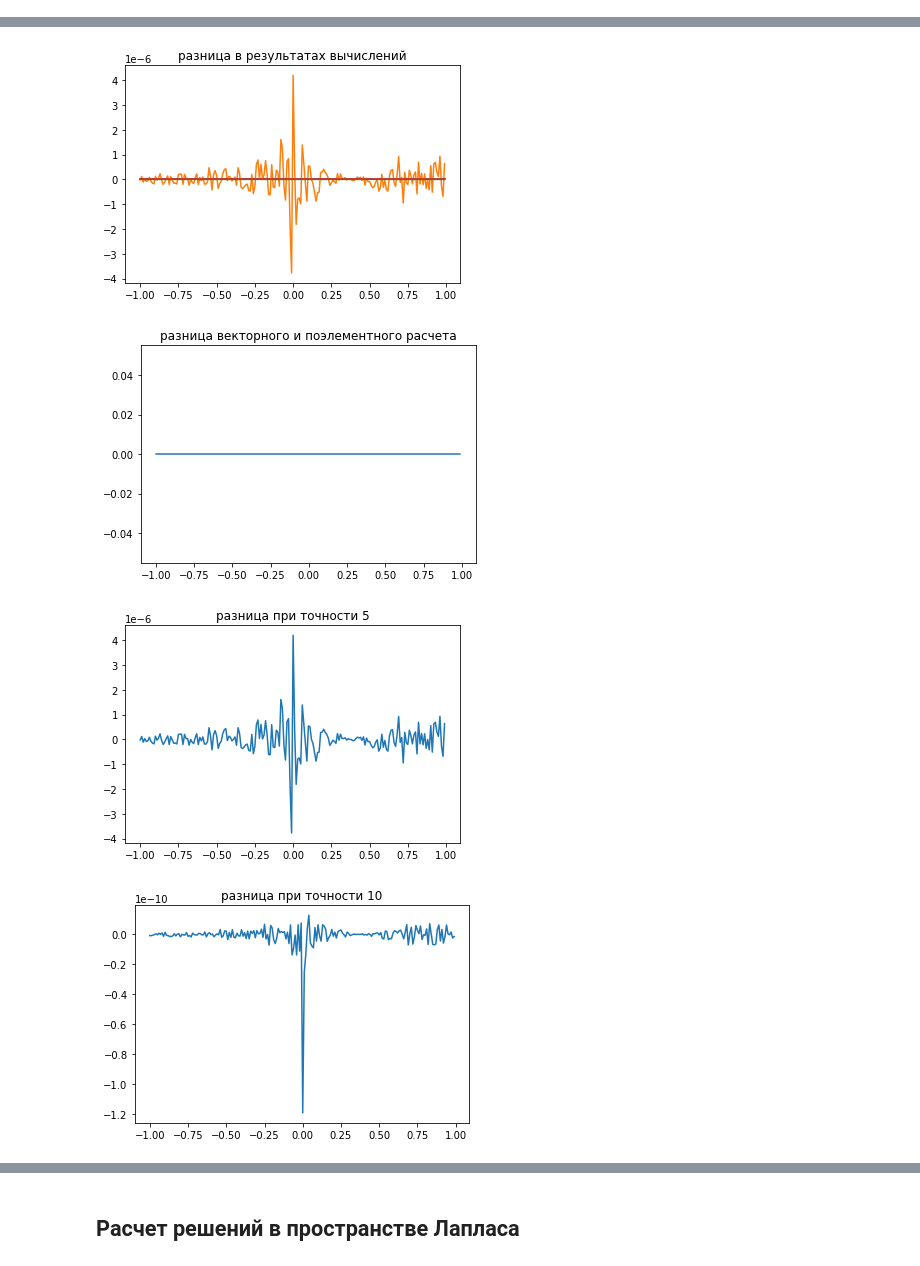
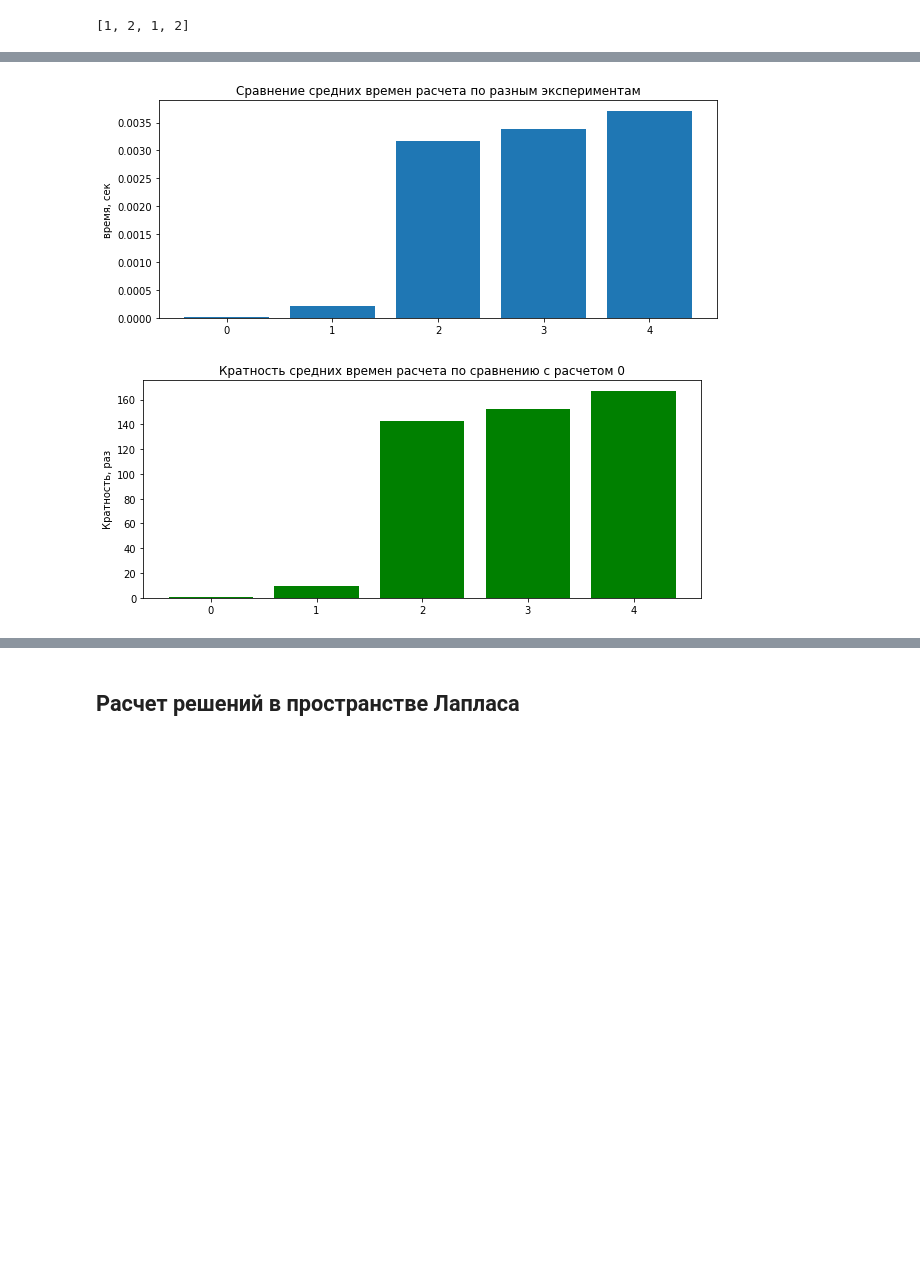
Before and after one commit to khabibullinra/welltest_examples, a Jupyter notebook: jupyter/00_некоторые_технические_эксперименты_по_расчетам.ipynb, the cells around one changed output, grey strips where cells are left out. Saved outputs shown, nothing was run; the diff lists cells and outputs as text; code cells hidden in the pictures; blank space fills up the shorter version.

```diff
--- a/jupyter/00_некоторые_технические_эксперименты_по_расчетам.ipynb
+++ b/jupyter/00_некоторые_технические_эксперименты_по_расчетам.ipynb
@@ -35,65 +48,69 @@ from anaflow import get_lap_inv
 Для рациоанального использования различных библиотек полезно понимать различия в их реализации. Один из факторов - скорость проведения расчетов. Скорость вычислений можно оценить с использованием специальной команды `%timeit`, которая запускает соответствующую операцию несколько раз и выводит статистику расчетов. Абсолютный цифры достаточно сильно будут зависеть от мощности компьютера на котором проводятся расчеты, но сравнение времен на расчет разных реализаций будет достаточно показательным.
 
 Если кому то нужны дополнительный баллы, то хорошо бы было сделать наглядных графический вывод результатов расчета (чтобы показывались и средние значения времен и отклонения)
+# %%
+a=[1,2]
+print(a*2)
+# %% [output]
+[1, 2, 1, 2]
 # %%
 # рассчитаем набор значений Ei
 x = np.arange(-1,1, 0.01)
-print("количество элементов в массиве для расчета " + str(len(x)))
+print("Количество элементов в массиве для расчета " + str(len(x)))
 
+t_list = []
+index_list =[]
 
 # нулевой вариант расчет
-print("вычисляем с использованием scipy.special.expi с использованием векторного расчета много раз с измерением времени на вычисления ")
-%timeit ei_0 = sc.expi(x)
+print("0. Вычисляем с использованием scipy.special.expi с использованием векторного расчета " +
+      "много раз с измерением времени на вычисления ")
+t_ei_0 = %timeit -o ei_0 = sc.expi(x)
 ei_0 = sc.expi(x)
+index_list.append('0')
+t_list.append(t_ei_0.average)
 
 # первый вариант расчет
-print("вычисляем с использованием scipy.special.expi много раз с измерением времени на вычисления ")
-%timeit ei_1 = np.array([sc.expi(xi) for xi in x])
+print("1. Вычисляем с использованием scipy.special.expi много раз с измерением времени на вычисления ")
+t_ei_1 = %timeit -o ei_1 = np.array([sc.expi(xi) for xi in x])
 ei_1 = np.array([sc.expi(xi) for xi in x])
+index_list.append('1')
+t_list.append(t_ei_1.average)
 
 # второй вариант расчета
 mp.dps = 5;
-print("вычисляем с использованием mpmath.ei много раз (точность 5) с измерением времени на вычисления ")
-%timeit ei_2 = np.array([ei(xi) for xi in x])
+print("2. Вычисляем с использованием mpmath.ei много раз (точность 5) с измерением времени на вычисления ")
+t_ei_2 = %timeit -o ei_2 = np.array([ei(xi) for xi in x])
 ei_2 = np.array([ei(xi) for xi in x])
+index_list.append('2')
+t_list.append(t_ei_2.average)
 
 # третий вариант расчета
 mp.dps = 10;
-print("вычисляем с использованием mpmath.ei много раз (точность 10) с измерением времени на вычисления ")
-%timeit ei_3 = np.array([ei(xi) for xi in x])
+print("3. Вычисляем с использованием mpmath.ei много раз (точность 10) с измерением времени на вычисления ")
+t_ei_3 = %timeit -o ei_3 = np.array([ei(xi) for xi in x])
 ei_3 = np.array([ei(xi) for xi in x])
+index_list.append('3')
+t_list.append(t_ei_3.average)
 
 # четверный вариант расчета
 mp.dps = 15;
-print("вычисляем с использованием mpmath.ei много раз (точность 15) с измерением времени на вычисления ")
-%timeit ei_4 = np.array([ei(xi) for xi in x])
+print("4. Вычисляем с использованием mpmath.ei много раз (точность 15) с измерением времени на вычисления ")
+t_ei_4 = %timeit -o ei_4 = np.array([ei(xi) for xi in x])
 ei_4 = np.array([ei(xi) for xi in x])
+index_list.append('4')
+t_list.append(t_ei_4.average)
 
-de_0 = ei_0-ei_1
-de_1 = ei_2-ei_1
-de_2 = ei_3-ei_1
-de_3 = ei_4-ei_1
 
-plt.plot(x, de_0)
-plt.plot(x, de_1)
-plt.plot(x, de_2)
-plt.plot(x, de_3)
-plt.title("разница в результатах вычислений")
+plt.rcParams["figure.figsize"] = (10,4)
+
+plt.bar(index_list, t_list)
+plt.title("Сравнение средних времен расчета по разным экспериментам")
+plt.ylabel('время, сек')
 plt.show()
 
-plt.plot(x, de_0)
-plt.title("разница векторного и поэлементного расчета")
+t_list = np.array(t_list)
+plt.bar(index_list, t_list/t_list[0], color='green')
+plt.title("Кратность средних времен расчета по сравнению с расчетом 0")
+plt.ylabel('Кратность, раз')
 plt.show()
-
-plt.plot(x, de_1)
-plt.title("разница при точности 5")
-plt.show()
-
-plt.plot(x, de_2)
-plt.title("разница при точности 10")
-plt.show()
-
-plt.plot(x, de_3)
-plt.title("разница при точности 15")
-plt.show()
 # %% [output]
@@ -111,4 +128,2 @@ plt.show()
-[figure, old version]
+[figure, new version]
-[figure, old version]
+[figure, new version]
-[figure, removed]
-[figure, removed]
```
Also changed, not shown: parts of 20 cells of this notebook, 4 other files.
